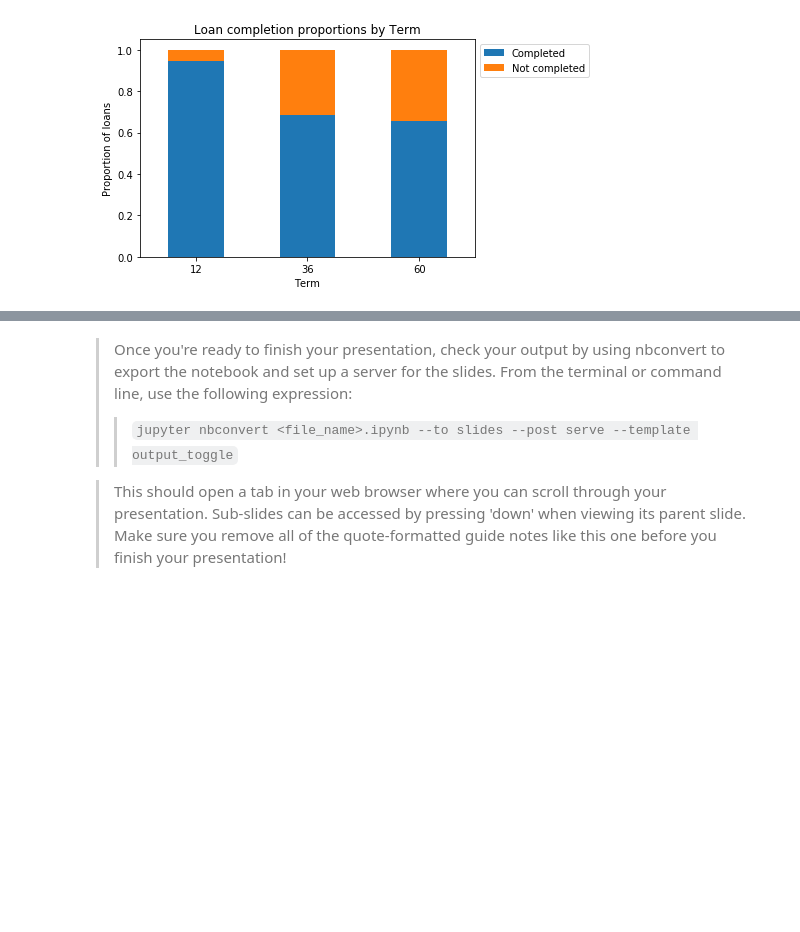
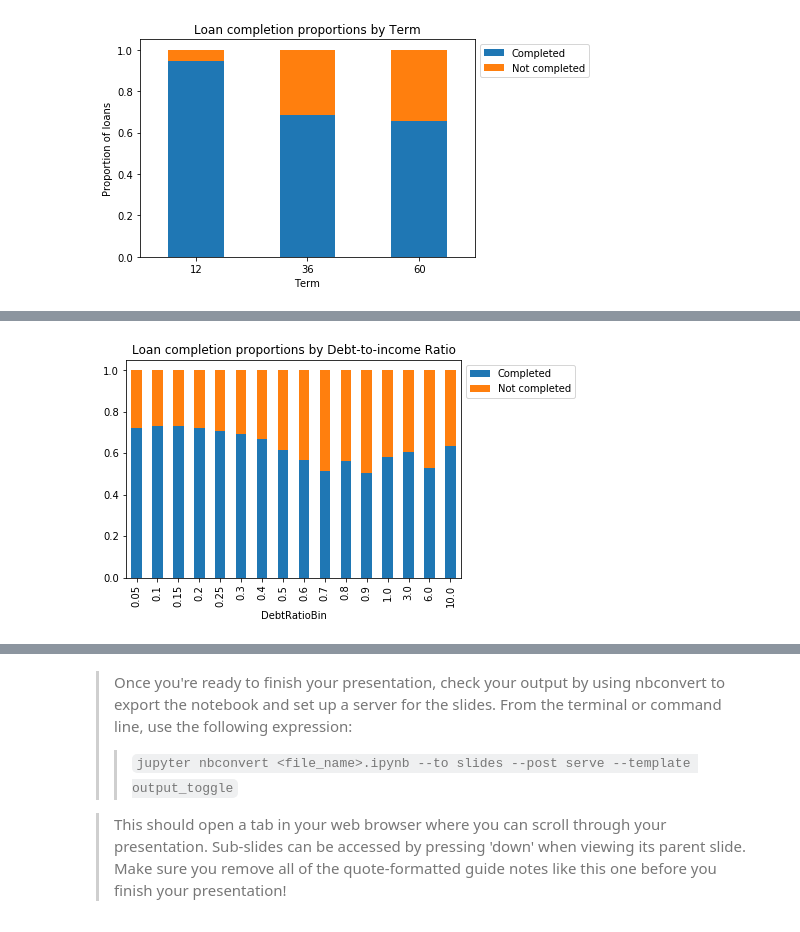
Before and after one commit to Jeffro80/DAND_Communicate_Findings, a Jupyter notebook: explanatory_presentation_working.ipynb, the cells around one changed output, grey strips where cells are left out. Saved outputs shown, nothing was run; the diff lists cells and outputs as text; code cells hidden in the pictures; blank space fills up the shorter version.

Commit message:
more graphs slideshow

```diff
--- a/explanatory_presentation_working.ipynb
+++ b/explanatory_presentation_working.ipynb
@@ -212,0 +213,45 @@ xxx
+# %%
+# Function to place Debt-To-Income-Ratio into bins
+def get_ratio(debt_to_income):
+    """Get bin for debt-to-income ratio."""
+    if debt_to_income < 0.05:
+        return 0.05
+    elif debt_to_income < 0.1:
+        return 0.1
+    elif debt_to_income < 0.15:
+        return 0.15
+    elif debt_to_income < 0.2:
+        return 0.2
+    elif debt_to_income < 0.25:
+        return 0.25
+    elif debt_to_income < 0.3:
+        return 0.3
+    elif debt_to_income < 0.4:
+        return 0.4
+    elif debt_to_income < 0.5:
+        return 0.5
+    elif debt_to_income < 0.6:
+        return 0.6
+    elif debt_to_income < 0.7:
+        return 0.7
+    elif debt_to_income < 0.8:
+        return 0.8
+    elif debt_to_income <0.9:
+        return 0.9
+    elif debt_to_income < 1:
+        return 1
+    elif debt_to_income < 3:
+        return 3
+    elif debt_to_income < 6:
+        return 6
+    else:
+        return 10
+
+# Create a column placing Debt-to-income-ratio into a bin
+loans['DebtRatioBin'] = loans.DebtToIncomeRatio.apply(get_ratio)
+# %%
+debt_props = loans.groupby('DebtRatioBin')['LoanCompleted'].value_counts(normalize=True).unstack()
+debt_props.plot(kind='bar', stacked='True', title='Loan completion proportions by Debt-to-income Ratio').legend(
+    bbox_to_anchor=(1, 1));
+# %% [output]
+[figure, added]
```
Also changed, not shown: parts of 7 cells of this notebook, 1 other file.
